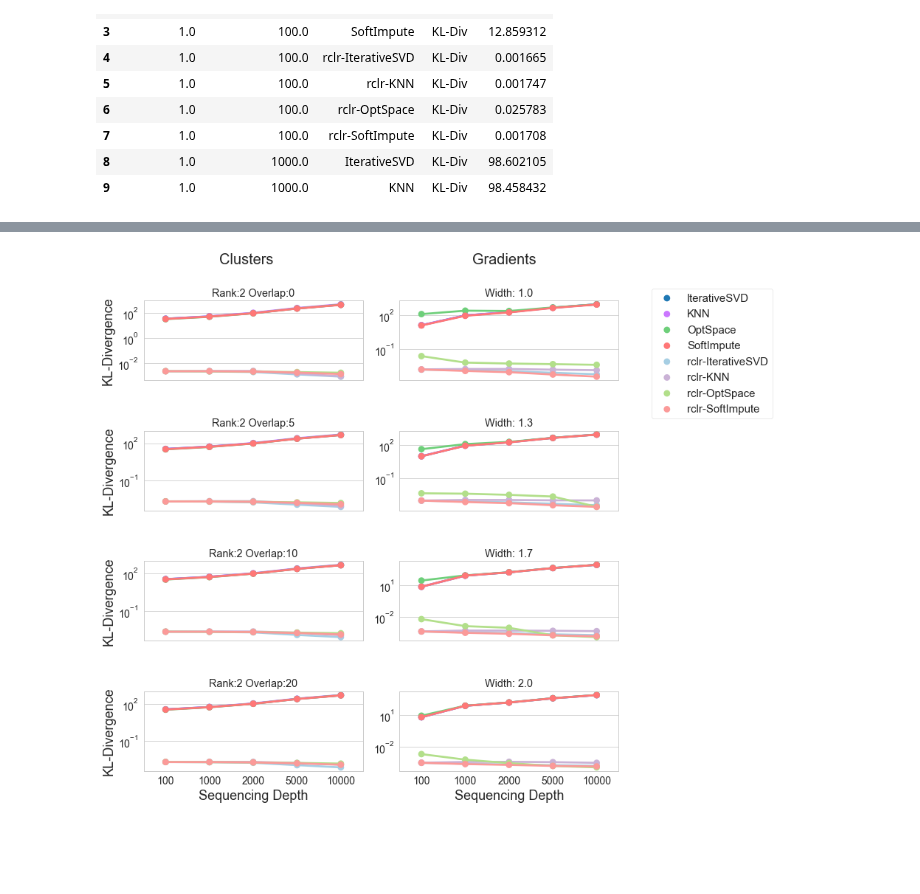
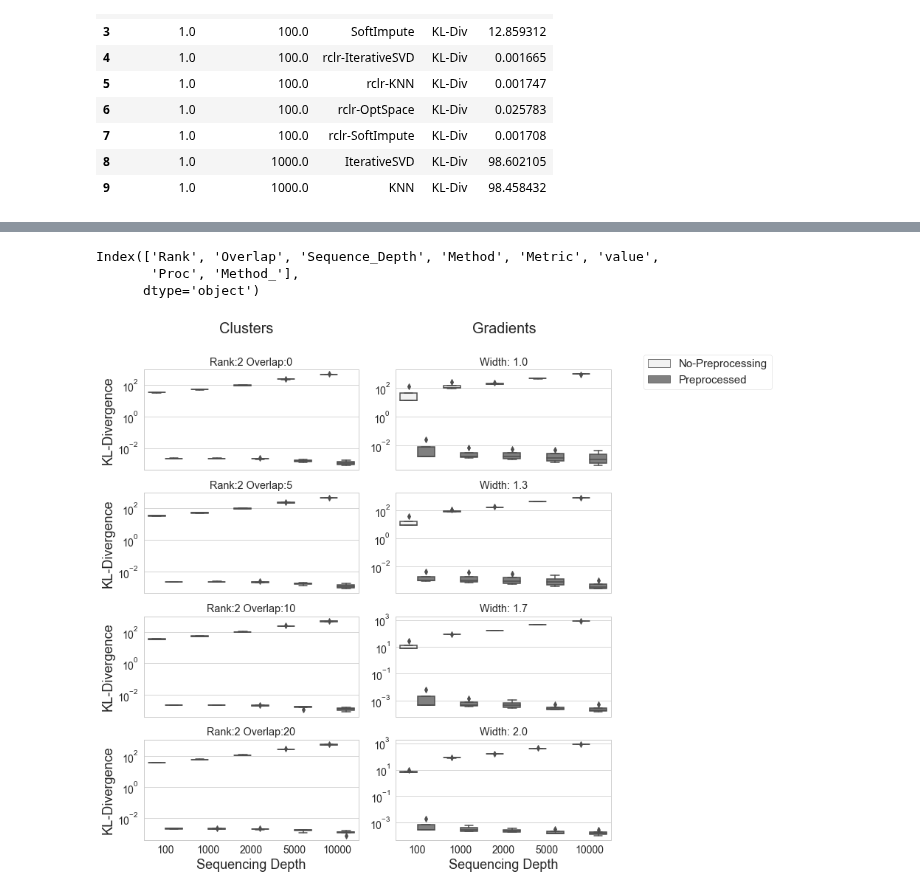
Before and after one commit to biocore/DEICODE, a Jupyter notebook: Benchmarking/simulations.ipynb, the cells around one changed output, grey strips where cells are left out. Drawn from its saved outputs; the diff is of its cells as text; code cells hidden in the pictures; blank space fills up the shorter version.

```diff
--- a/Benchmarking/simulations.ipynb
+++ b/Benchmarking/simulations.ipynb
@@ -68,7 +68,7 @@ sns.set_style('whitegrid')
 # %%
 #import a few ordinations to plot
 clust=['2_20_1000_PCA','2_20_1000_RPCA',
-     '2_20_2000_PCA','2_20_2000_RPCA']
+     '2_20_10000_PCA','2_20_10000_RPCA']
 clustord=pd.concat({tuple(x.split('_')):pd.read_csv('cluster_models/ordination/'+x+'.csv',
                                                    index_col=0) for x in clust},axis=0)[['PC1','PC2']]
 
@@ -105,6 +105,10 @@ display_side_by_side(cluster_results.head(10),gradient_results.head(10))
 | 7 | 1.0 | 100.0 | rclr-SoftImpute | KL-Div | 0.001708 |
 | 8 | 1.0 | 1000.0 | IterativeSVD | KL-Div | 98.602105 |
 | 9 | 1.0 | 1000.0 | KNN | KL-Div | 98.458432 |
+# %%
+processing={2:'Preprocessed',1:'No-Preprocessing'}
+cluster_results['Proc']=[processing[len(x.split('rclr'))] for x in cluster_results.Method]
+gradient_results['Proc']=[processing[len(x.split('rclr'))] for x in gradient_results.Method]
 # %%
 rank_=clustord.index.get_level_values(0).unique()[0]
 overlap_=clustord.index.get_level_values(1).unique()[0]
@@ -159,0 +164,7 @@ plt.show()
+# %%
+cluster_results['Method_']=[x.replace('rclr-','') for x in cluster_results.Method]
+cluster_results_plot=cluster_results[cluster_results.Overlap.isin([20])][cluster_results.Method_.isin(['OptSpace'])]
+
+sns.boxplot(x='Proc',y='value',hue='Method_',data=cluster_results_plot)
+plt.yscale('log')
+plt.show()
@@ -159,0 +173,7 @@ plt.show()
+# %%
+gradient_results['Method_']=[x.replace('rclr-','') for x in gradient_results.Method]
+gradient_results_plot=gradient_results[gradient_results.Band_Width.isin([1.7])]
+
+sns.boxplot(x='Proc',y='value',hue='Method_',data=gradient_results_plot)
+plt.yscale('log')
+plt.show()
@@ -160,3 +204,9 @@ plt.show()
+# %%
+cluster_results.columns
+# %% [output]
+Index(['Rank', 'Overlap', 'Sequence_Depth', 'Method', 'Metric', 'value',
+       'Proc', 'Method_'],
+      dtype='object')
 # %%
 palette_map={'KNN': '#CB77FF',
              'rclr-KNN': '#cab2d6',
@@ -175,32 +225,33 @@ fig,axn = plt.subplots(4,2,figsize=(13,10),sharex=True,sharey=False)
 
 flatax_=axn.flat
 for (key_,df_),(use_) in zip(all_clgr.items(),[0,2,4,6,1,3,5,7]):
 
     ax_=flatax_[use_]
     if type(key_)==tuple:
         key_='Rank:'+' Overlap:'.join([str(x) for x in list(key_)])
     else:
         key_='Width: '+str(key_)
     df_['Sequence_Depth']=df_['Sequence_Depth'].astype(int)
-    sns.pointplot(x='Sequence_Depth',y='value',hue='Method',data=df_,ax=ax_,palette=palette_map)
+    sns.boxplot(x='Sequence_Depth',y='value',hue='Proc',data=df_,ax=ax_,color='gray')
+    #sns.swarmplot(x='Sequence_Depth',y='value',hue='Method',data=df_,ax=ax_,palette=palette_map)
     if use_ not in [7,6]:
         ax_.set_xlabel('')
     else:
         ax_.set_xlabel('Sequencing Depth',fontsize=18)
     if use_%2!=0:
         ax_.set_ylabel('')
     else:
         ax_.set_ylabel('KL-Divergence',fontsize=18)
     ax_.set_yscale('log')
     if use_==1:
         ax_.legend(bbox_to_anchor=(1.15, 1.15), loc=2, borderaxespad=0.,prop={'size':15})
     else:
         ax_.legend_.remove()
     ax_.set_title(key_)
 
 plt.suptitle('    Clusters                                                 Gradients',fontsize=20,y=1.05,x=.40)
 plt.tight_layout()
 fig.savefig('figures/figure3b.png')
 plt.show()
 # %% [output]
-[figure, old version]
+[figure, new version]
```
Also changed, not shown: parts of 6 cells of this notebook, 35 other files.
